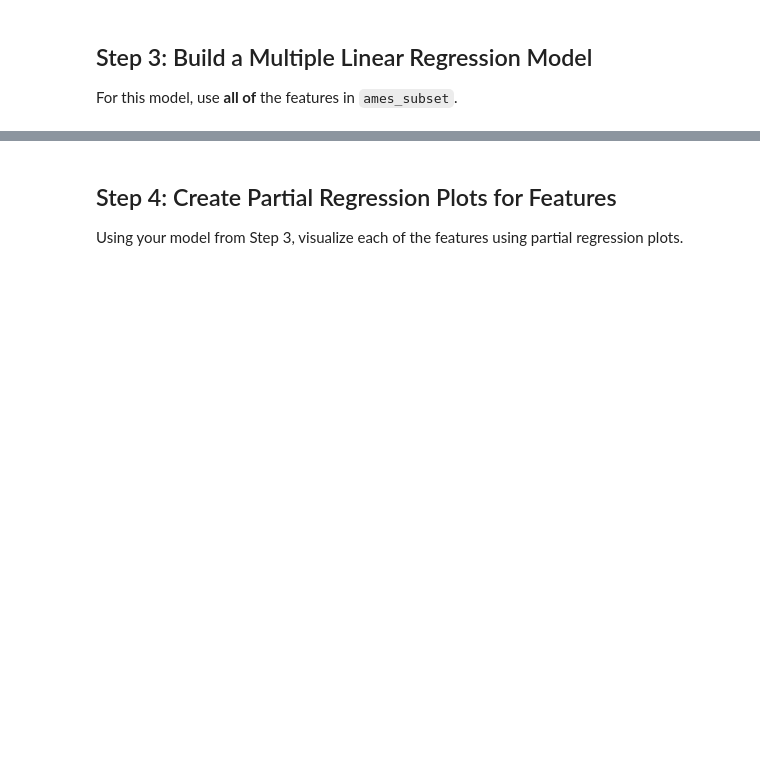
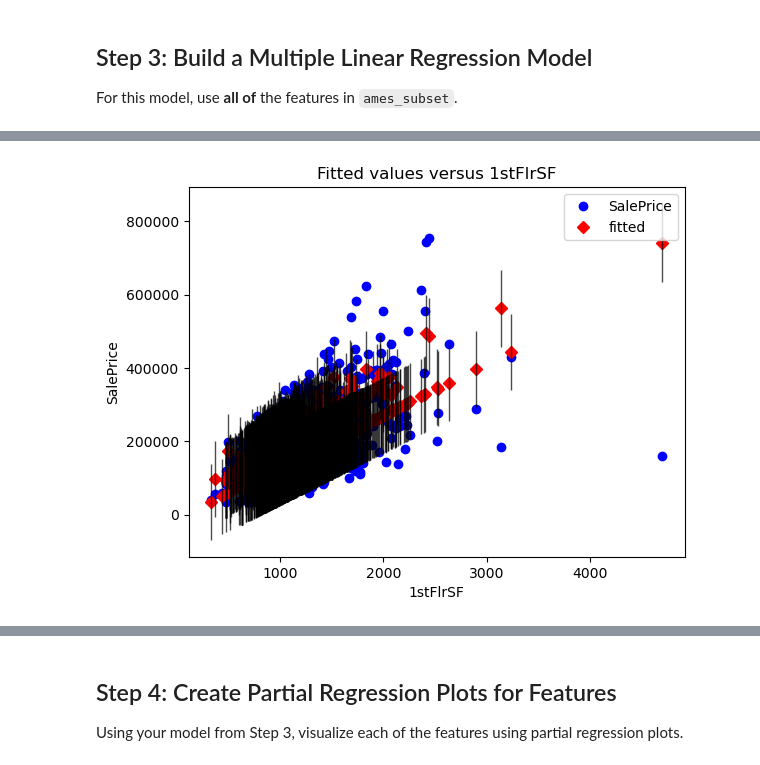
Before and after one commit to davidwabuko/dsc-multiple-linear-regression-statsmodels-lab, a Jupyter notebook: index.ipynb, the cells around one changed output, grey strips where cells are left out. Drawn from its saved outputs; the diff is of its cells as text; code cells hidden in the pictures; blank space fills up the shorter version.

```diff
--- a/index.ipynb
+++ b/index.ipynb
@@ -207,0 +215,5 @@ strong multicollinearity or other numerical problems.
+# %%
+sm.graphics.plot_fit(second_results, '1stFlrSF')
+plt.show()
+# %% [output]
+[figure, added]
```
Also changed, not shown: parts of 13 cells of this notebook.
